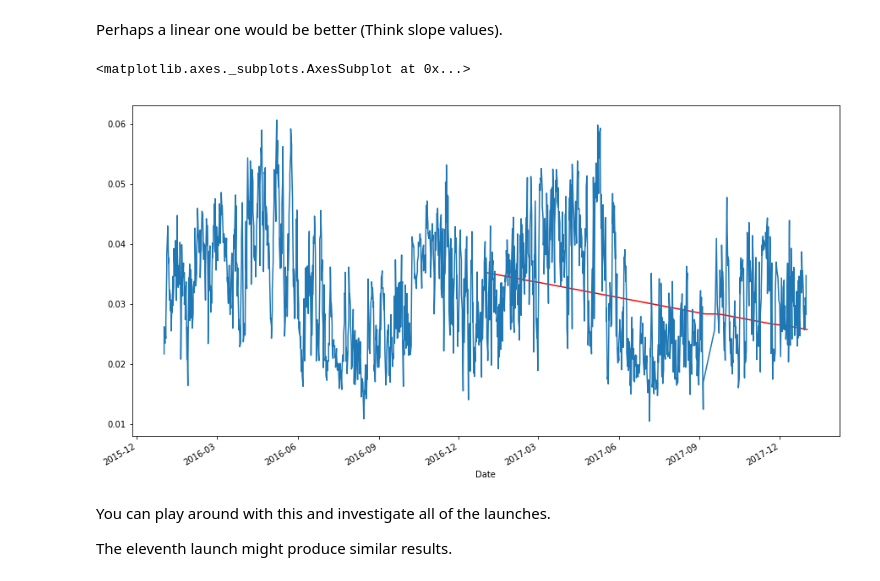
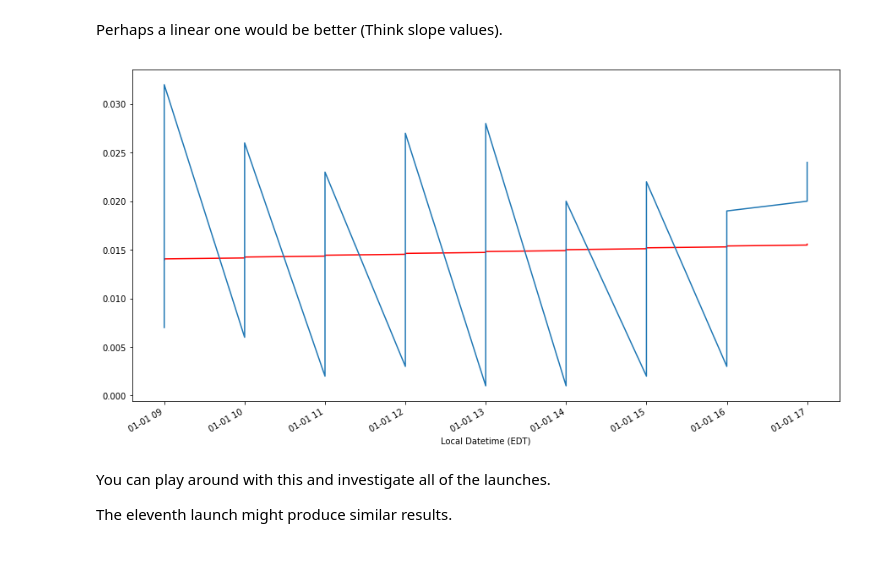
Before and after one commit to bigdatachallenge/2019_bdc_workshops, a Jupyter notebook: Example_Analysis/Example_Analysis_Python.ipynb, the cells around one changed output. Cells and saved outputs as stored; diff of their text form; code cells hidden in the pictures.

```diff
--- a/Example_Analysis/Example_Analysis_Python.ipynb
+++ b/Example_Analysis/Example_Analysis_Python.ipynb
@@ -845,14 +906,20 @@ visualizr_poly([20,80])
 # %% [markdown]
 Perhaps a linear one would be better (Think slope values).
 # %%
-x = np.arange(len(Brevard_Hourly)) # = array([0, 1, 2, ..., 3598, 3599, 3600])
-fit = np.polyfit(x, Brevard_Hourly["Sample Measurement (ppm)"], 1)
-fit_fn = np.poly1d(fit)
-plt.plot(Brevard_Hourly.index, fit_fn(x), 'r')
-Brevard_Ozone["Arithmetic.Mean"].plot()
+def visualizr_line(list_of_idx):
+    for idx in list_of_idx:
+        row = rects.iloc[idx]
+
+        rows = Brevard_Hourly["Sample Measurement (ppm)"].loc[row.start:row.end]
+        x = np.arange(len(rows)) # = array([0, 1, 2, ..., 3598, 3599, 3600])
+        fit = np.polyfit(x, rows, 1)
+        fit_fn = np.poly1d(fit)
+        plt.plot(rows.index, fit_fn(x), 'r')
+        rows.plot()
-# %% [output]
-<matplotlib.axes._subplots.AxesSubplot at 0x...>
-[figure, removed]
+# %%
+visualizr_line([1])
+# %% [output]
+[figure, added]
 # %% [markdown]
 You can play around with this and investigate all of the launches.
 
```
Also changed, not shown: parts of 65 cells of this notebook.
